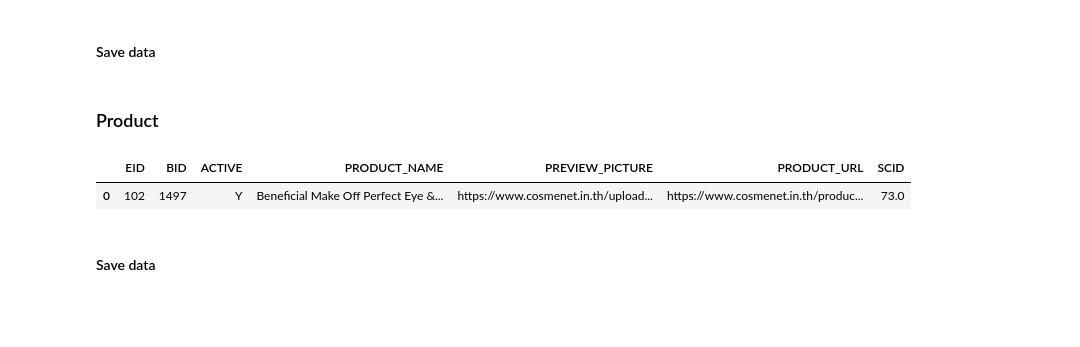
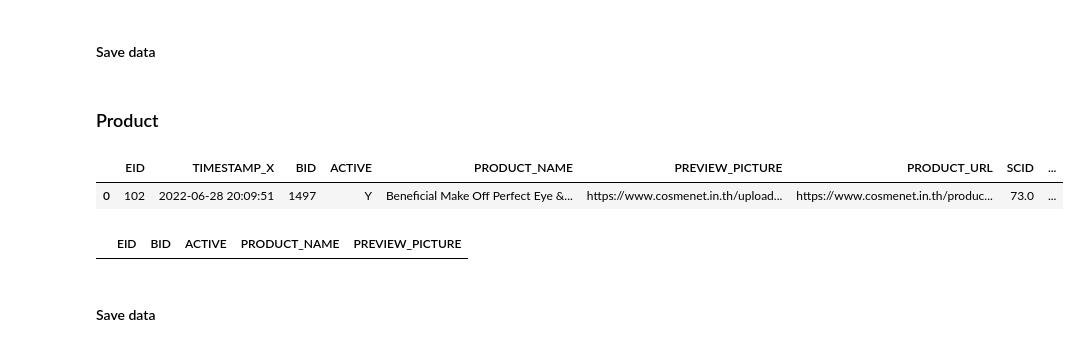
Before and after one commit to suthipongg/Similarity_model, a Jupyter notebook: db_cosmenet/push_real_data_scanner.ipynb, the cells around one changed output. Saved outputs shown, nothing was run; the diff lists cells and outputs as text; code cells hidden in the pictures; blank space fills up the shorter version.

Commit message:
edit push real data

```diff
--- a/db_cosmenet/push_real_data_scanner.ipynb
+++ b/db_cosmenet/push_real_data_scanner.ipynb
@@ -26,10 +26,10 @@ b_iblock_path = 'raw_data_production/b_iblock.csv'
 
 b_iblock_element_property = pd.read_csv(b_iblock_element_property_path, usecols=['ID', 'IBLOCK_PROPERTY_ID', 'IBLOCK_ELEMENT_ID', 'VALUE'])
 b_file = pd.read_csv(b_file_path, usecols=['ID', 'SUBDIR', 'FILE_NAME', 'ORIGINAL_NAME'])
-b_iblock_element = pd.read_csv(b_iblock_element_path, usecols=['ID', 'IBLOCK_ID', 'IBLOCK_SECTION_ID', 'ACTIVE', 'NAME', 'PREVIEW_PICTURE'])
+b_iblock_element = pd.read_csv(b_iblock_element_path, usecols=['ID', 'IBLOCK_ID', 'IBLOCK_SECTION_ID', 'ACTIVE', 'NAME', 'PREVIEW_PICTURE', 'TIMESTAMP_X'])
 b_iblock_property = pd.read_csv(b_iblock_property_path, usecols=['ID', 'IBLOCK_ID', 'NAME', 'ACTIVE'])
 b_iblock_section_element = pd.read_csv(b_iblock_section_element_path, usecols=['IBLOCK_SECTION_ID', 'IBLOCK_ELEMENT_ID'])
-b_iblock_section = pd.read_csv(b_iblock_section_path, usecols=['ID', 'IBLOCK_ID', 'IBLOCK_SECTION_ID', 'NAME', 'ACTIVE', 'DEPTH_LEVEL'])
+b_iblock_section = pd.read_csv(b_iblock_section_path, usecols=['ID', 'IBLOCK_ID', 'IBLOCK_SECTION_ID', 'NAME', 'ACTIVE', 'DEPTH_LEVEL', 'TIMESTAMP_X'])
 b_iblock = pd.read_csv(b_iblock_path, usecols=['ID', 'IBLOCK_TYPE_ID', 'NAME'])
 # %% [markdown]
 ## Query data
@@ -149,11 +149,12 @@ category_data.head(1)
 Subcategory
 # %%
 # Merge category and subcategory
-subcategory_data = pd.merge(cat_subcat_active_data, cat_subcat_active_data, left_on='IBLOCK_SECTION_ID', right_on='ID')
+subcategory_data = pd.merge(cat_subcat_data, cat_subcat_data, left_on='IBLOCK_SECTION_ID', right_on='ID')
 midcategory_index = subcategory_data['DEPTH_LEVEL_x'] == 2
 subcategory_data = subcategory_data[~midcategory_index]
-subcategory_data.drop(columns=['DEPTH_LEVEL_x', 'DEPTH_LEVEL_y', 'ID_y', 'NAME_y', 'IBLOCK_SECTION_ID_x'], inplace=True)
-subcategory_data.rename(columns={'ID_x': 'SCID', 'NAME_x': 'SUBCATEGORY_NAME', 'IBLOCK_SECTION_ID_y': 'CID'}, inplace=True)
+subcategory_data.drop(columns=['DEPTH_LEVEL_x', 'DEPTH_LEVEL_y', 'ID_y', 'NAME_y', 'IBLOCK_SECTION_ID_x', 'TIMESTAMP_X_y', 'ACTIVE_y'], inplace=True)
+subcategory_data.rename(columns={'ID_x': 'SCID', 'NAME_x': 'SUBCATEGORY_NAME', 'IBLOCK_SECTION_ID_y': 'CID',
+                                 'TIMESTAMP_X_x':'TIMESTAMP_X', 'ACTIVE_x':'ACTIVE'}, inplace=True)
 subcategory_data = subcategory_data.astype({'CID': 'int32'})
 subcategory_data.reset_index(drop=True, inplace=True)
 subcategory_data.head(1)
@@ -179,40 +180,44 @@ product_data = product_data.astype({'BID': 'int32'})
 # create product url
 product_data['PRODUCT_URL'] = product_data['EID'].apply(lambda x: product_url_prefix + str(x))
 # merge product with category and subcategory
-subcat_link_data = pd.merge(b_iblock_section_element, subcategory_data, how='right', left_on='IBLOCK_SECTION_ID', right_on='SCID')
-subcat_link_data.drop(columns=['IBLOCK_SECTION_ID', 'SUBCATEGORY_NAME', 'CID'], inplace=True)
+subcat_link_data = pd.merge(b_iblock_section_element, subcategory_data.drop(columns=['ACTIVE']), how='right', left_on='IBLOCK_SECTION_ID', right_on='SCID')
+subcat_link_data.drop(columns=['IBLOCK_SECTION_ID', 'SUBCATEGORY_NAME', 'CID', 'TIMESTAMP_X'], inplace=True)
 product_data_linked= pd.merge(product_data, subcat_link_data, how='left', left_on='EID', right_on='IBLOCK_ELEMENT_ID')
 product_data_linked.drop(columns=['IBLOCK_ELEMENT_ID'], inplace=True)
 # create product preview image
 product_data_linked = pd.merge(product_data_linked, b_file, left_on='PREVIEW_PICTURE', right_on='ID', how='left')
 
 product_data_linked['PREVIEW_PICTURE'] = product_data_linked.apply(lambda x: cosmenet_upload_url_prefix + x['SUBDIR']
                                                                    if not pd.isna(x['PREVIEW_PICTURE'])
                                                                    else oops_url, axis=1)
 def check_url(x):
     if not pd.isna(x['FILE_NAME']):
         return x['PREVIEW_PICTURE'] + '/' + x['FILE_NAME']
     elif x['PREVIEW_PICTURE'] == oops_url:
         return x['PREVIEW_PICTURE']
     else:
         return url_404
 product_data_linked['PREVIEW_PICTURE'] = product_data_linked.apply(lambda x: check_url(x), axis=1)
-product_data_linked.drop(columns=['ID', 'SUBDIR', 'FILE_NAME', 'ORIGINAL_NAME'], inplace=True)
+product_data_linked.drop(columns=['ID', 'SUBDIR', 'ORIGINAL_NAME'], inplace=True)
 # active
 product_active_index = product_data_linked['ACTIVE'] == 'Y'
 product_active_data = product_data_linked[product_active_index]
 product_active_data = product_active_data.drop(columns=['ACTIVE'])
 product_active_data = product_active_data.astype({'SCID': 'int32'})
 # not active
 product_not_active_index = product_data_linked['ACTIVE'] == 'N'
 product_not_active_data = product_data_linked[product_not_active_index]
 product_not_active_data = product_not_active_data.drop(columns=['ACTIVE'])
 
 product_data_linked.reset_index(drop=True, inplace=True)
 product_data_linked.head(1)
 # %% [output]
-|  | EID | BID | ACTIVE | PRODUCT_NAME | PREVIEW_PICTURE | PRODUCT_URL | SCID |
-| 0 | 102 | 1497 | Y | Beneficial Make Off Perfect Eye &... | https://www.cosmenet.in.th/upload... | https://www.cosmenet.in.th/produc... | 73.0 |
+|  | EID | TIMESTAMP_X | BID | ACTIVE | PRODUCT_NAME | PREVIEW_PICTURE | PRODUCT_URL | SCID | ... |
+| 0 | 102 | 2022-06-28 20:09:51 | 1497 | Y | Beneficial Make Off Perfect Eye &... | https://www.cosmenet.in.th/upload... | https://www.cosmenet.in.th/produc... | 73.0 | ... |
+# %%
+product_not_BID
+# %% [output]
+|  | EID | BID | ACTIVE | PRODUCT_NAME | PREVIEW_PICTURE |
 # %% [markdown]
 #### Save data
 # %%
```
Also changed, not shown: parts of 31 cells of this notebook.
